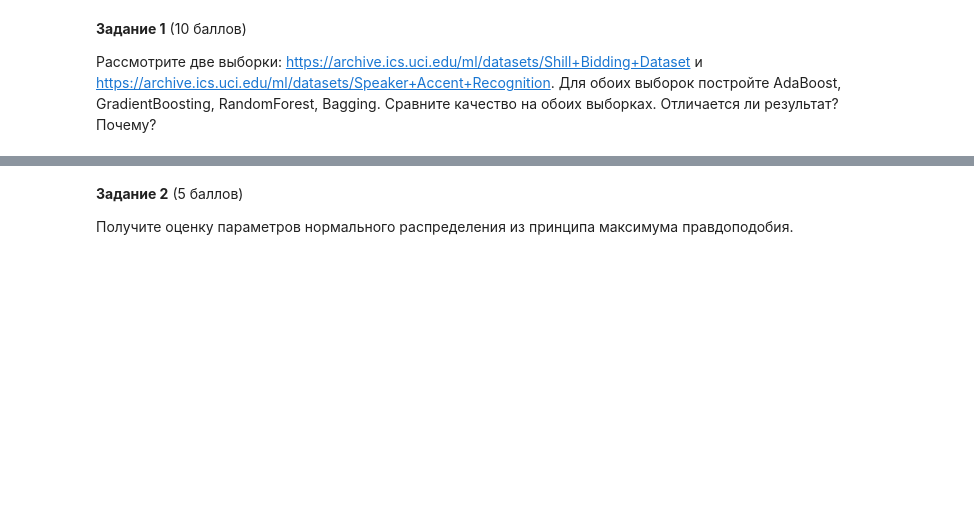
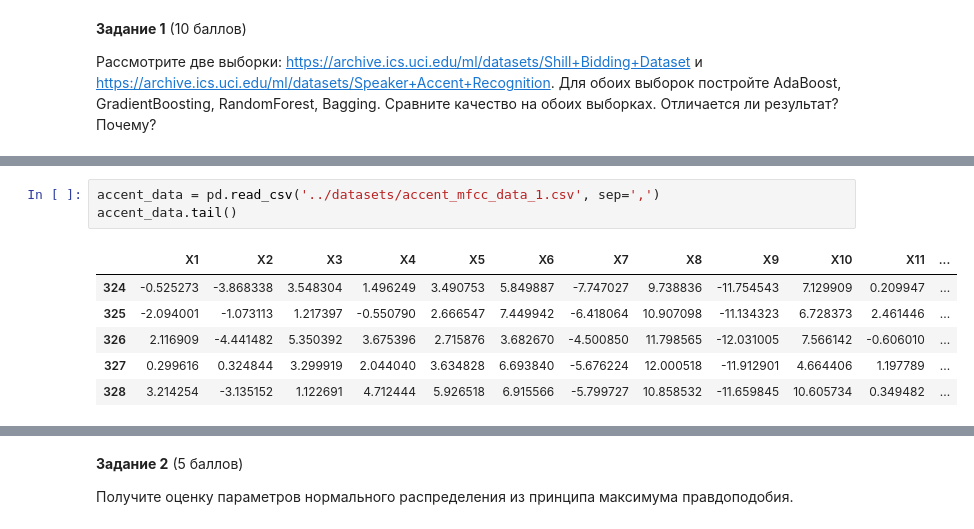
Before and after one commit to amhtj/DL-HSE, a Jupyter notebook: homeworks/sem2_hw1.ipynb, the cells around one changed output, grey strips where cells are left out. Saved outputs shown, nothing was run; the diff lists cells and outputs as text; blank space fills up the shorter version.

```diff
--- a/homeworks/sem2_hw1.ipynb
+++ b/homeworks/sem2_hw1.ipynb
@@ -9,0 +79,10 @@
+# %%
+accent_data = pd.read_csv('../datasets/accent_mfcc_data_1.csv', sep=',')
+accent_data.tail()
+# %% [output]
+|  | X1 | X2 | X3 | X4 | X5 | X6 | X7 | X8 | X9 | X10 | X11 | ... |
+| 324 | -0.525273 | -3.868338 | 3.548304 | 1.496249 | 3.490753 | 5.849887 | -7.747027 | 9.738836 | -11.754543 | 7.129909 | 0.209947 | ... |
+| 325 | -2.094001 | -1.073113 | 1.217397 | -0.550790 | 2.666547 | 7.449942 | -6.418064 | 10.907098 | -11.134323 | 6.728373 | 2.461446 | ... |
+| 326 | 2.116909 | -4.441482 | 5.350392 | 3.675396 | 2.715876 | 3.682670 | -4.500850 | 11.798565 | -12.031005 | 7.566142 | -0.606010 | ... |
+| 327 | 0.299616 | 0.324844 | 3.299919 | 2.044040 | 3.634828 | 6.693840 | -5.676224 | 12.000518 | -11.912901 | 4.664406 | 1.197789 | ... |
+| 328 | 3.214254 | -3.135152 | 1.122691 | 4.712444 | 5.926518 | 6.915566 | -5.799727 | 10.858532 | -11.659845 | 10.605734 | 0.349482 | ... |
```
Also changed, not shown: parts of 17 cells of this notebook, 2 other files.
